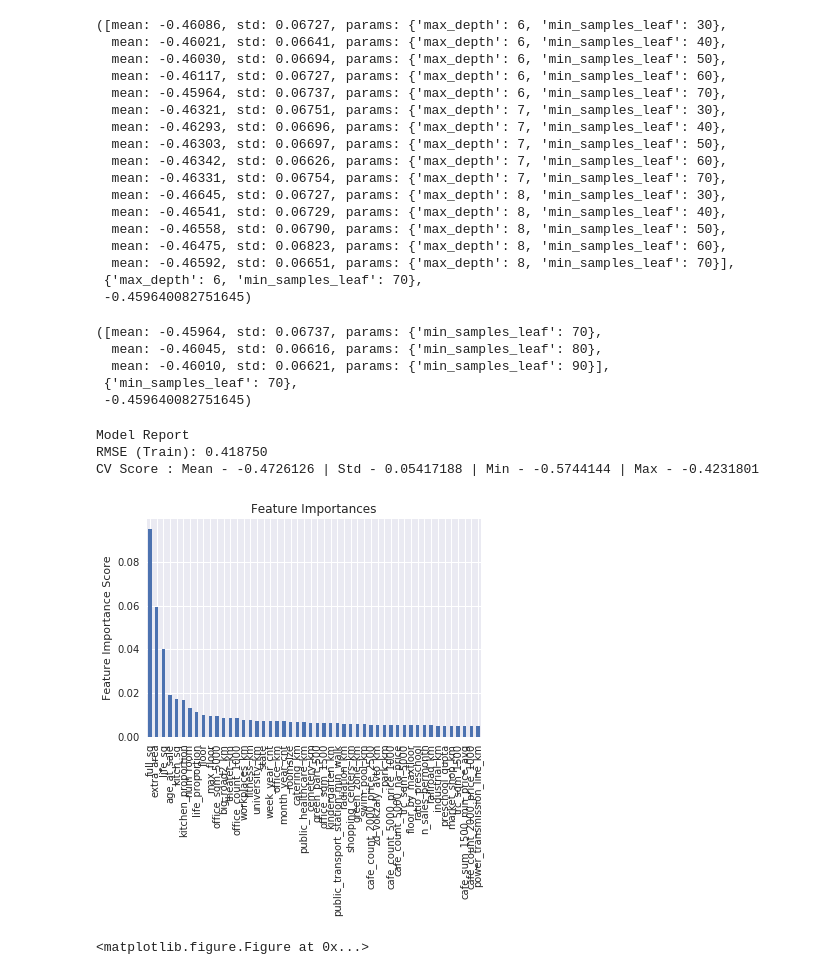
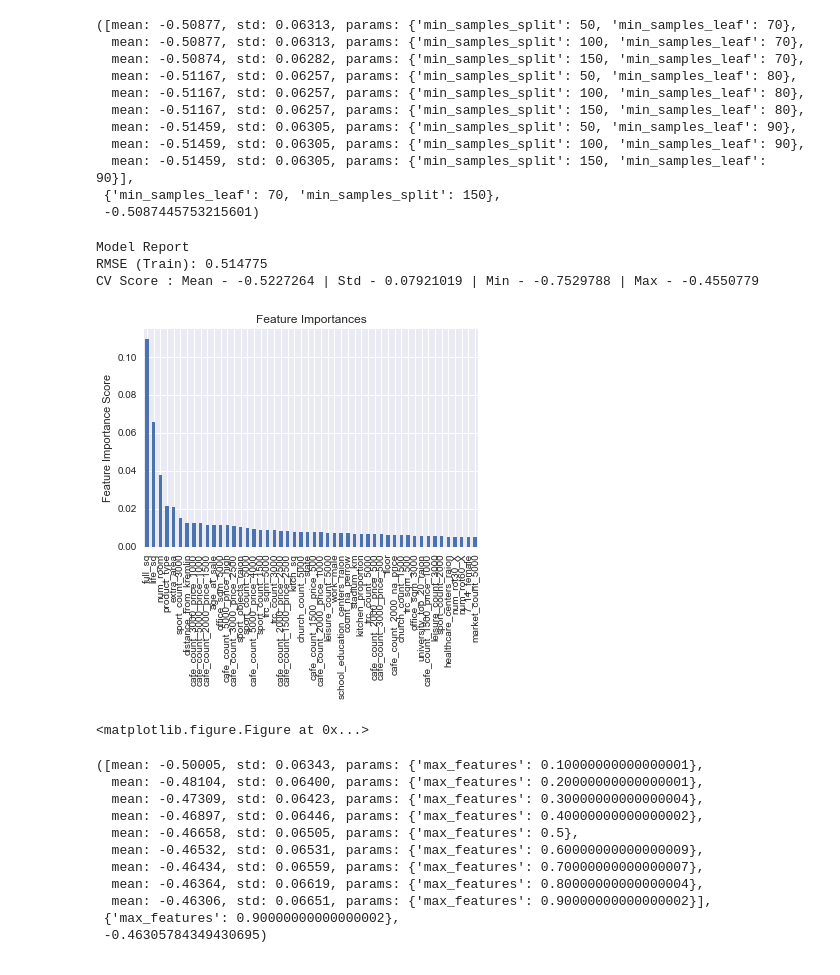
Before and after one commit to JCreeks/SyberbankHousingPrice, a Jupyter notebook: ETR_ParaTuning.ipynb, the cells around one changed output. Drawn from its saved outputs; the diff is of its cells as text; code cells hidden in the pictures.

```diff
--- a/ETR_ParaTuning.ipynb
+++ b/ETR_ParaTuning.ipynb
@@ -137,47 +190,49 @@ gsearch.grid_scores_, gsearch.best_params_, gsearch.best_score_
 # %%
-param_test = {'max_depth':range(6,9,1), 'min_samples_leaf':range(30,71,10)}
-gsearch = GridSearchCV(estimator = GradientBoostingRegressor(learning_rate=0.1, n_estimators=500,
-                        min_samples_split=200,max_features='sqrt',subsample=0.8,random_state=10),
+param_test = {'min_samples_split':range(50,200,50), 'min_samples_leaf':range(70,100,10)}
+gsearch = GridSearchCV(estimator = ExtraTreesRegressor(max_depth=21, n_estimators=100,
+                        max_features='sqrt',random_state=10),
 param_grid = param_test, scoring=RMSE, n_jobs=-1,cv=10)#iid=False,
 gsearch.fit(X_train[predictors],np.log(X_train[target]+1))
 gsearch.grid_scores_, gsearch.best_params_, gsearch.best_score_
 # %% [output]
-([mean: -0.46086, std: 0.06727, params: {'max_depth': 6, 'min_samples_leaf': 30},
-  mean: -0.46021, std: 0.06641, params: {'max_depth': 6, 'min_samples_leaf': 40},
-  mean: -0.46030, std: 0.06694, params: {'max_depth': 6, 'min_samples_leaf': 50},
-  mean: -0.46117, std: 0.06727, params: {'max_depth': 6, 'min_samples_leaf': 60},
-  mean: -0.45964, std: 0.06737, params: {'max_depth': 6, 'min_samples_leaf': 70},
-  mean: -0.46321, std: 0.06751, params: {'max_depth': 7, 'min_samples_leaf': 30},
-  mean: -0.46293, std: 0.06696, params: {'max_depth': 7, 'min_samples_leaf': 40},
-  mean: -0.46303, std: 0.06697, params: {'max_depth': 7, 'min_samples_leaf': 50},
-  mean: -0.46342, std: 0.06626, params: {'max_depth': 7, 'min_samples_leaf': 60},
-  mean: -0.46331, std: 0.06754, params: {'max_depth': 7, 'min_samples_leaf': 70},
-  mean: -0.46645, std: 0.06727, params: {'max_depth': 8, 'min_samples_leaf': 30},
-  mean: -0.46541, std: 0.06729, params: {'max_depth': 8, 'min_samples_leaf': 40},
-  mean: -0.46558, std: 0.06790, params: {'max_depth': 8, 'min_samples_leaf': 50},
-  mean: -0.46475, std: 0.06823, params: {'max_depth': 8, 'min_samples_leaf': 60},
-  mean: -0.46592, std: 0.06651, params: {'max_depth': 8, 'min_samples_leaf': 70}],
- {'max_depth': 6, 'min_samples_leaf': 70},
- -0.459640082751645)
+([mean: -0.50877, std: 0.06313, params: {'min_samples_split': 50, 'min_samples_leaf': 70},
+  mean: -0.50877, std: 0.06313, params: {'min_samples_split': 100, 'min_samples_leaf': 70},
+  mean: -0.50874, std: 0.06282, params: {'min_samples_split': 150, 'min_samples_leaf': 70},
+  mean: -0.51167, std: 0.06257, params: {'min_samples_split': 50, 'min_samples_leaf': 80},
+  mean: -0.51167, std: 0.06257, params: {'min_samples_split': 100, 'min_samples_leaf': 80},
+  mean: -0.51167, std: 0.06257, params: {'min_samples_split': 150, 'min_samples_leaf': 80},
+  mean: -0.51459, std: 0.06305, params: {'min_samples_split': 50, 'min_samples_leaf': 90},
+  mean: -0.51459, std: 0.06305, params: {'min_samples_split': 100, 'min_samples_leaf': 90},
+  mean: -0.51459, std: 0.06305, params: {'min_samples_split': 150, 'min_samples_leaf': 90}],
+ {'min_samples_leaf': 70, 'min_samples_split': 150},
+ -0.5087445753215601)
+# %%
+EXTreg=ExtraTreesRegressor(n_estimators=100,min_samples_leaf=70,min_samples_split=150,
+                           max_features="sqrt",max_depth=21,random_state=10)
+modelfitGBM(EXTreg, X_train, predictors, target, CVMetrics=RMSLE, outputMetrics=RMSLE_, cv_folds=10)
+# %% [output]
+Model Report
+RMSE (Train): 0.514775
+CV Score : Mean - -0.5227264 | Std - 0.07921019 | Min - -0.7529788 | Max - -0.4550779
+[figure, added]
+<matplotlib.figure.Figure at 0x...>
 # %%
-param_test = {'min_samples_leaf':range(70,100,10)}
-gsearch = GridSearchCV(estimator = GradientBoostingRegressor(learning_rate=0.1, n_estimators=500,
-                        min_samples_split=200,max_features='sqrt',max_depth=6,subsample=0.8,random_state=10),
+param_test = {'max_features':1/10.0*np.arange(1,10,1)}
+gsearch = GridSearchCV(estimator = ExtraTreesRegressor(max_depth=21, n_estimators=100,min_samples_leaf=70,
+                        min_samples_split=150, max_features='sqrt',random_state=10),
 param_grid = param_test, scoring=RMSE, n_jobs=-1,cv=10)#iid=False,
 gsearch.fit(X_train[predictors],np.log(X_train[target]+1))
 gsearch.grid_scores_, gsearch.best_params_, gsearch.best_score_
 # %% [output]
-([mean: -0.45964, std: 0.06737, params: {'min_samples_leaf': 70},
-  mean: -0.46045, std: 0.06616, params: {'min_samples_leaf': 80},
-  mean: -0.46010, std: 0.06621, params: {'min_samples_leaf': 90}],
- {'min_samples_leaf': 70},
- -0.459640082751645)
+([mean: -0.50005, std: 0.06343, params: {'max_features': 0.10000000000000001},
+  mean: -0.48104, std: 0.06400, params: {'max_features': 0.20000000000000001},
+  mean: -0.47309, std: 0.06423, params: {'max_features': 0.30000000000000004},
+  mean: -0.46897, std: 0.06446, params: {'max_features': 0.40000000000000002},
+  mean: -0.46658, std: 0.06505, params: {'max_features': 0.5},
+  mean: -0.46532, std: 0.06531, params: {'max_features': 0.60000000000000009},
+  mean: -0.46434, std: 0.06559, params: {'max_features': 0.70000000000000007},
+  mean: -0.46364, std: 0.06619, params: {'max_features': 0.80000000000000004},
+  mean: -0.46306, std: 0.06651, params: {'max_features': 0.90000000000000002}],
+ {'max_features': 0.90000000000000002},
+ -0.46305784349430695)
-# %%
-modelfitGBM(gsearch.best_estimator_, X_train, predictors, target, CVMetrics=RMSLE, outputMetrics=RMSLE_)
-# %% [output]
-Model Report
-RMSE (Train): 0.418750
-CV Score : Mean - -0.4726126 | Std - 0.05417188 | Min - -0.5744144 | Max - -0.4231801
-[figure, removed]
-<matplotlib.figure.Figure at 0x...>
 # %%
```
Also changed, not shown: parts of 12 cells of this notebook, 3 other files.
